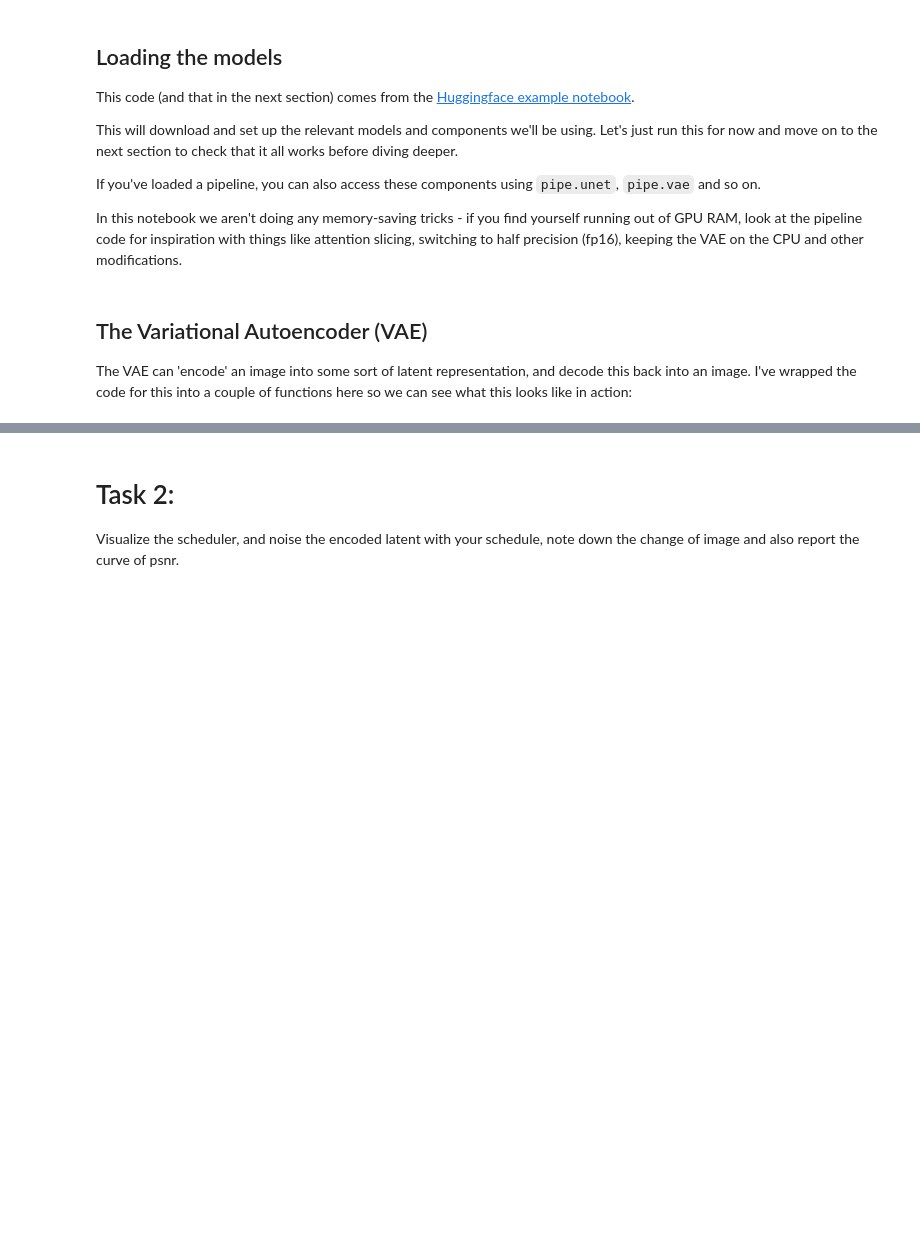
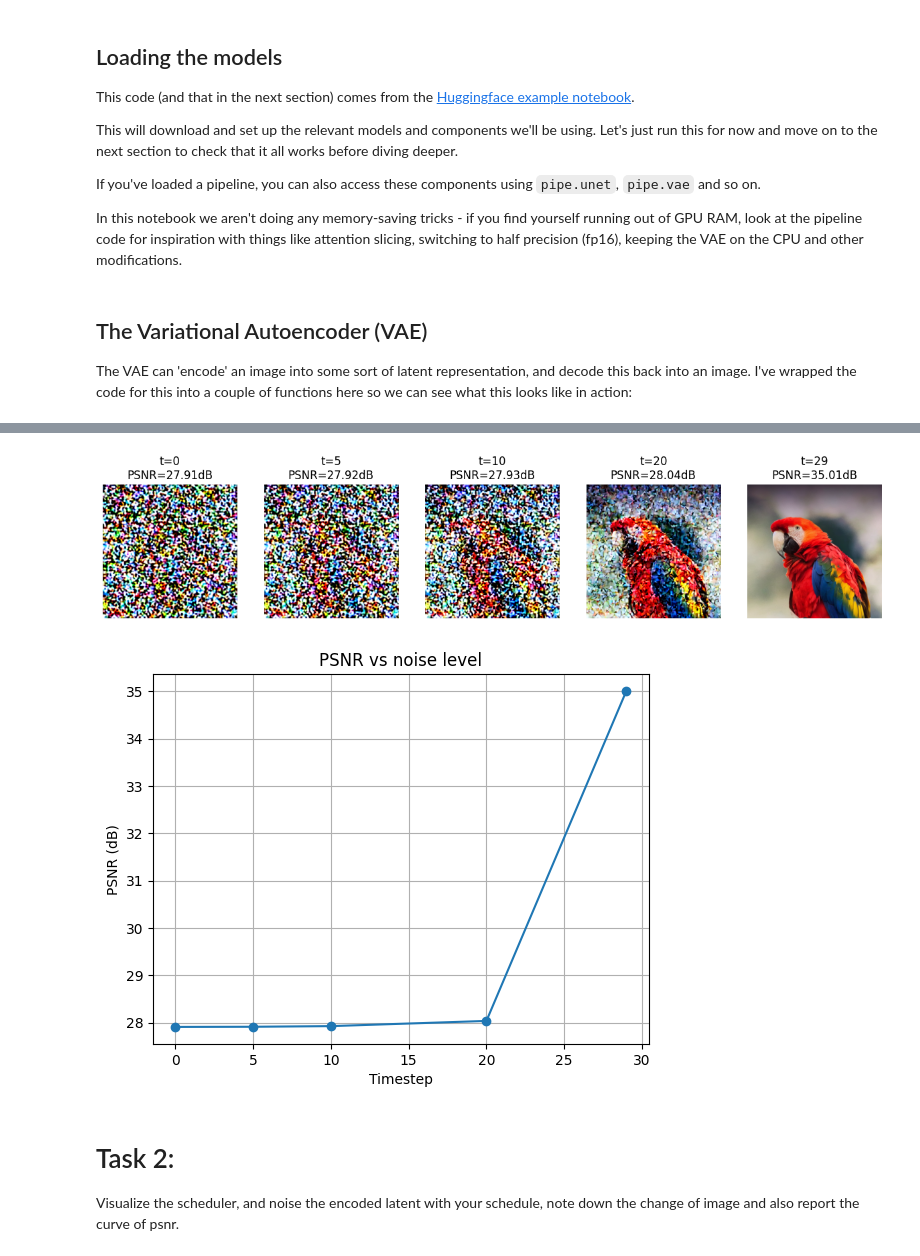
Before and after one commit to ArthurBUIS/CSC_52002_Multimodal_Generative_AI, a Jupyter notebook: CSC_52002_Lab5a.ipynb, the cells around one changed output, grey strips where cells are left out. Drawn from its saved outputs; the diff is of its cells as text; code cells hidden in the pictures; blank space fills up the shorter version.

```diff
--- a/CSC_52002_Lab5a.ipynb
+++ b/CSC_52002_Lab5a.ipynb
@@ -207,14 +227,59 @@ IndexError: index 999 is out of bounds for dimension 0 with size 31
 # %%
+encoded = encoded_image #just to match the code from the lab and avoid bugs
 noise = torch.randn_like(encoded) # Random noise
 scheduler.set_timesteps(30) # we do 30 steps, max timestep is 29
 ###############################################################################
 # Complete the Code:
 # Use the noise scheduler to noise your previous found latent with certain steps
 # and show their evolution with different level of noises
 # hint use the function: scheduler.add_noise / scheduler.set_timesteps / scheduler.timesteps
 ##############################################################################
-# Fill me
+
+scheduler.set_timesteps(30)
+
+timesteps = scheduler.timesteps
+indices_to_show = [0, 5, 10, 20, 29]
+
+noisy_latents = []
+decoded_images = []
+psnrs = []
+
+gt = np.array(Image.open("macaw.jpg"))
+
+for idx in indices_to_show:
+    t = timesteps[idx].unsqueeze(0)
+
+    noisy_latent = scheduler.add_noise(encoded, noise, t)
+    noisy_latents.append(noisy_latent)
+
+    decoded = latents_to_pil(noisy_latent)[0]
+    decoded_images.append(decoded)
+
+    mse = np.mean((gt - np.array(decoded)) ** 2)
+    psnr = 10 * np.log10(255**2 / mse)
+    psnrs.append(psnr)
+
+
+plt.figure(figsize=(15, 3))
+for i, t in enumerate(timesteps_to_show):
+    plt.subplot(1, len(timesteps_to_show), i+1)
+    plt.imshow(decoded_images[i])
+    plt.title(f"t={t}\nPSNR={psnrs[i]:.2f}dB")
+    plt.axis("off")
+plt.show()
+
+plt.figure()
+plt.plot(timesteps_to_show, psnrs, marker="o")
+plt.xlabel("Timestep")
+plt.ylabel("PSNR (dB)")
+plt.title("PSNR vs noise level")
+plt.grid()
+plt.show()
+
 ##############################################################################
+# %% [output]
+[figure, added]
+[figure, added]
 # %% [markdown]
 
 # Task 2:
```
Also changed, not shown: parts of 16 cells of this notebook.
